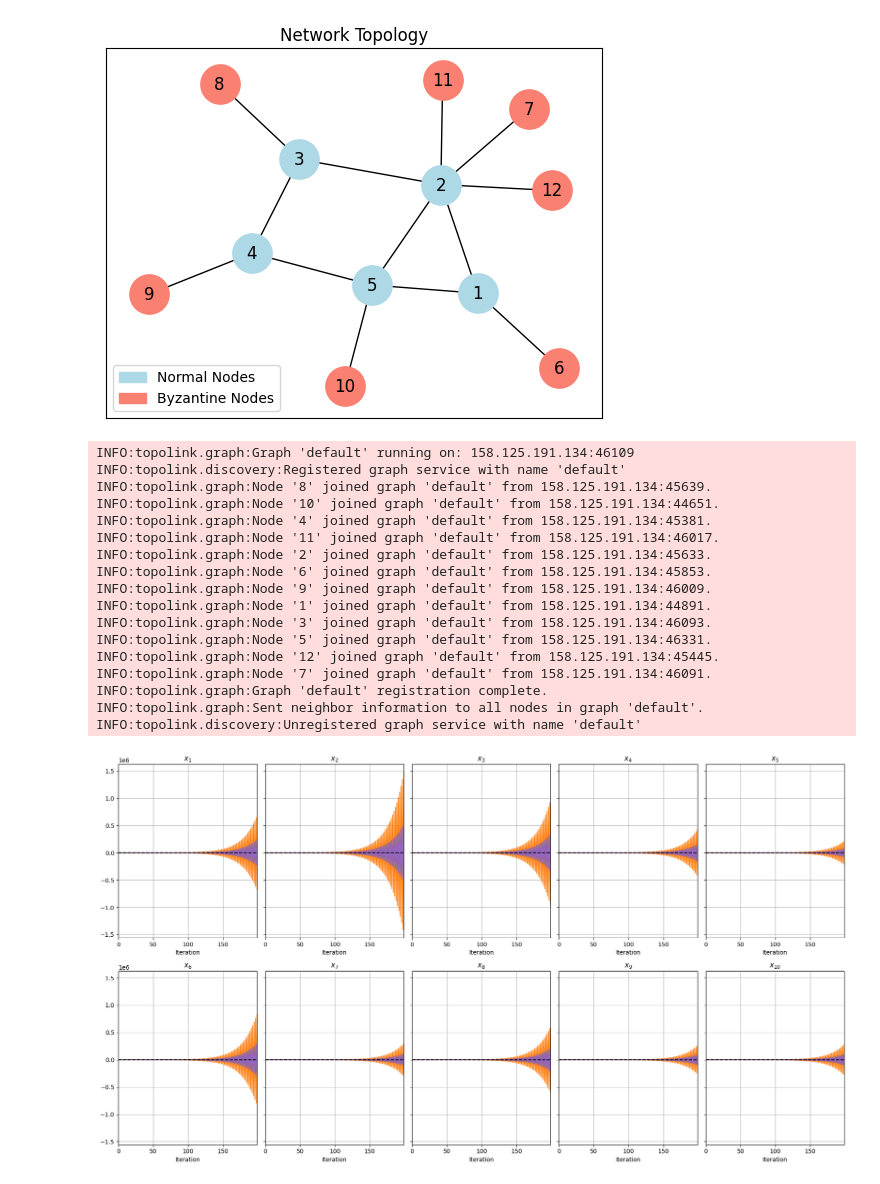
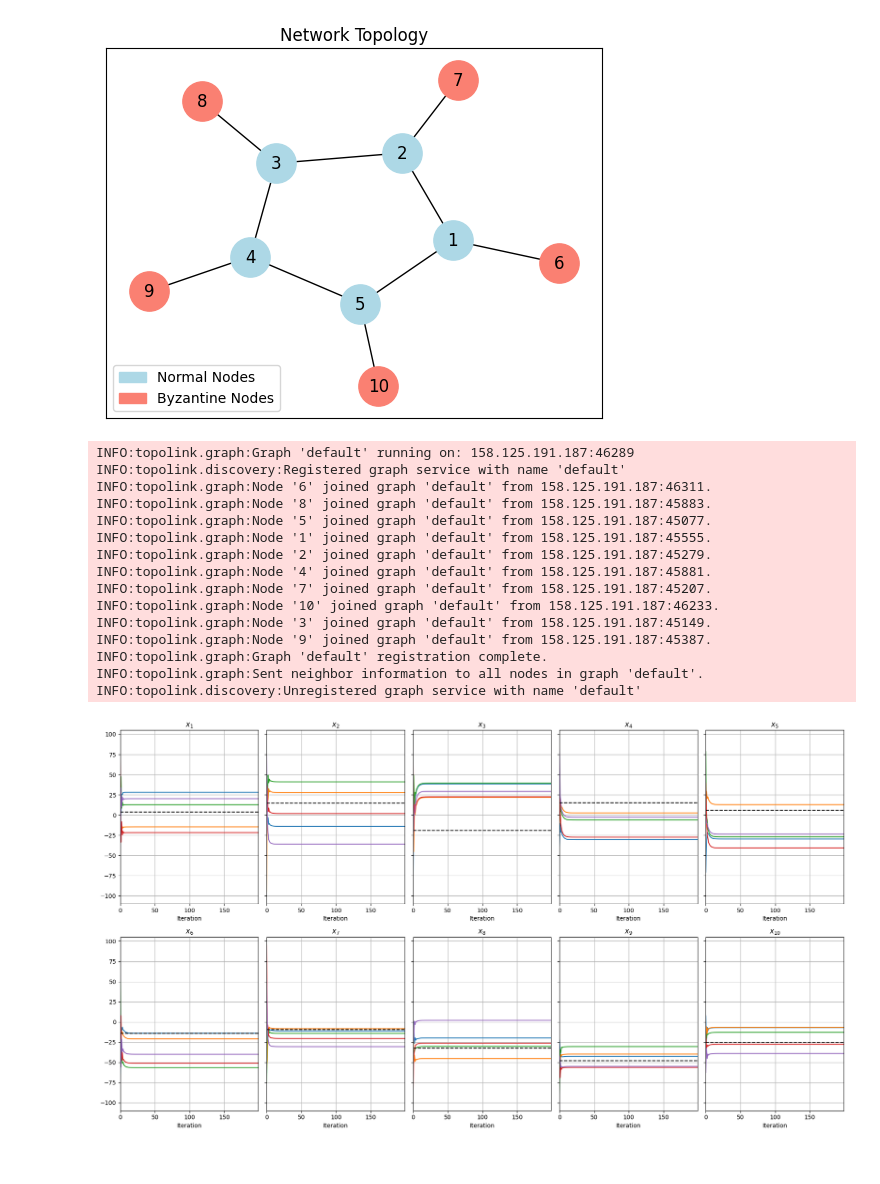
Before and after one commit to rui-huang-opt/arepc, a Jupyter notebook: examples/small_scale.ipynb, the cells around one changed output. Cells and saved outputs as stored; diff of their text form; code cells hidden in the pictures.

```diff
--- a/examples/small_scale.ipynb
+++ b/examples/small_scale.ipynb
@@ -42,25 +63,25 @@ if __name__ == "__main__":
     # BYZANTINE_EDGES = [("3", "8"), ("4", "9"), ("5", "10")]
 
     # Extreme case
-    NORMAL_NODES = ["1", "2", "3", "4", "5"]
-    NORMAL_EDGES = [
-        ("1", "2"),
-        ("2", "3"),
-        ("3", "4"),
-        ("4", "5"),
-        ("5", "1"),
-        ("2", "5"),
-    ]
-    BYZANTINE_NODES = ["6", "7", "8", "9", "10", "11", "12"]
-    BYZANTINE_EDGES = [
-        ("1", "6"),
-        ("2", "7"),
-        ("3", "8"),
-        ("4", "9"),
-        ("5", "10"),
-        ("2", "11"),
-        ("2", "12"),
-    ]
+    # NORMAL_NODES = ["1", "2", "3", "4", "5"]
+    # NORMAL_EDGES = [
+    #     ("1", "2"),
+    #     ("2", "3"),
+    #     ("3", "4"),
+    #     ("4", "5"),
+    #     ("5", "1"),
+    #     ("2", "5"),
+    # ]
+    # BYZANTINE_NODES = ["6", "7", "8", "9", "10", "11", "12"]
+    # BYZANTINE_EDGES = [
+    #     ("1", "6"),
+    #     ("2", "7"),
+    #     ("3", "8"),
+    #     ("4", "9"),
+    #     ("5", "10"),
+    #     ("2", "11"),
+    #     ("2", "12"),
+    # ]
 
     # Conservative case
     # NORMAL_NODES = ["1", "2", "3", "4", "5", "6", "7"]
@@ -98,34 +119,34 @@ if __name__ == "__main__":
     pos = nx.spring_layout(G, seed=11, k=0.8)
 
     nx.draw_networkx_nodes(
         G,
         pos,
         nodelist=NORMAL_NODES,
         node_color="lightblue",
         node_size=800,
         ax=ax,
     )
 
     nx.draw_networkx_nodes(
         G,
         pos,
         nodelist=BYZANTINE_NODES,
         node_color="salmon",
         node_size=800,
         ax=ax,
     )
 
     nx.draw_networkx_edges(G, pos, ax=ax)
     nx.draw_networkx_labels(G, pos, ax=ax)
 
     import matplotlib.patches as mpatches
 
     blue_patch = mpatches.Patch(color="lightblue", label="Normal Nodes")
     red_patch = mpatches.Patch(color="salmon", label="Byzantine Nodes")
 
     ax.legend(handles=[blue_patch, red_patch], loc="lower left")
 # %% [output]
-[figure, old version]
+[figure, new version]
 # %%
 def byzantine_node(
     name: str, n_state: int, alpha: float, n_iter: int
@@ -198,20 +219,18 @@ if __name__ == "__main__":
         baseline_data = {i: result.get() for i, result in baseline_results.items()}
         byzantine_data = {i: result.get() for i, result in byzantine_results.items()}
 # %% [output]
-INFO:topolink.graph:Graph 'default' running on: 158.125.191.134:46109
+INFO:topolink.graph:Graph 'default' running on: 158.125.191.187:46289
 INFO:topolink.discovery:Registered graph service with name 'default'
-INFO:topolink.graph:Node '8' joined graph 'default' from 158.125.191.134:45639.
-INFO:topolink.graph:Node '10' joined graph 'default' from 158.125.191.134:44651.
-INFO:topolink.graph:Node '4' joined graph 'default' from 158.125.191.134:45381.
-INFO:topolink.graph:Node '11' joined graph 'default' from 158.125.191.134:46017.
-INFO:topolink.graph:Node '2' joined graph 'default' from 158.125.191.134:45633.
-INFO:topolink.graph:Node '6' joined graph 'default' from 158.125.191.134:45853.
-INFO:topolink.graph:Node '9' joined graph 'default' from 158.125.191.134:46009.
-INFO:topolink.graph:Node '1' joined graph 'default' from 158.125.191.134:44891.
-INFO:topolink.graph:Node '3' joined graph 'default' from 158.125.191.134:46093.
-INFO:topolink.graph:Node '5' joined graph 'default' from 158.125.191.134:46331.
-INFO:topolink.graph:Node '12' joined graph 'default' from 158.125.191.134:45445.
-INFO:topolink.graph:Node '7' joined graph 'default' from 158.125.191.134:46091.
+INFO:topolink.graph:Node '6' joined graph 'default' from 158.125.191.187:46311.
+INFO:topolink.graph:Node '8' joined graph 'default' from 158.125.191.187:45883.
+INFO:topolink.graph:Node '5' joined graph 'default' from 158.125.191.187:45077.
+INFO:topolink.graph:Node '1' joined graph 'default' from 158.125.191.187:45555.
+INFO:topolink.graph:Node '2' joined graph 'default' from 158.125.191.187:45279.
+INFO:topolink.graph:Node '4' joined graph 'default' from 158.125.191.187:45881.
+INFO:topolink.graph:Node '7' joined graph 'default' from 158.125.191.187:45207.
+INFO:topolink.graph:Node '10' joined graph 'default' from 158.125.191.187:46233.
+INFO:topolink.graph:Node '3' joined graph 'default' from 158.125.191.187:45149.
+INFO:topolink.graph:Node '9' joined graph 'default' from 158.125.191.187:45387.
 INFO:topolink.graph:Graph 'default' registration complete.
 INFO:topolink.graph:Sent neighbor information to all nodes in graph 'default'.
 INFO:topolink.discovery:Unregistered graph service with name 'default'
@@ -244,7 +263,7 @@ if __name__ == "__main__":
 
     fig1.tight_layout()
 # %% [output]
-[figure, old version]
+[figure, new version]
 # %%
 def arepc_node(
     name: str,
```
Also changed, not shown: parts of 10 cells of this notebook, 2 other files.
